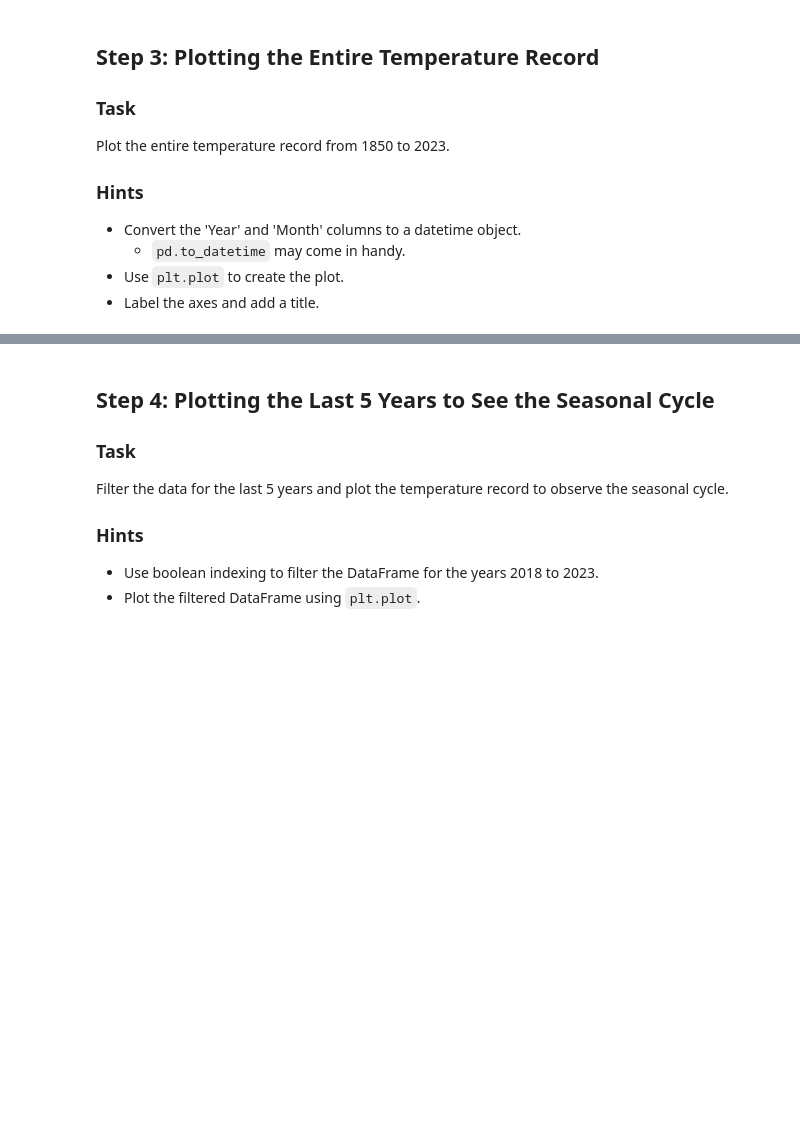
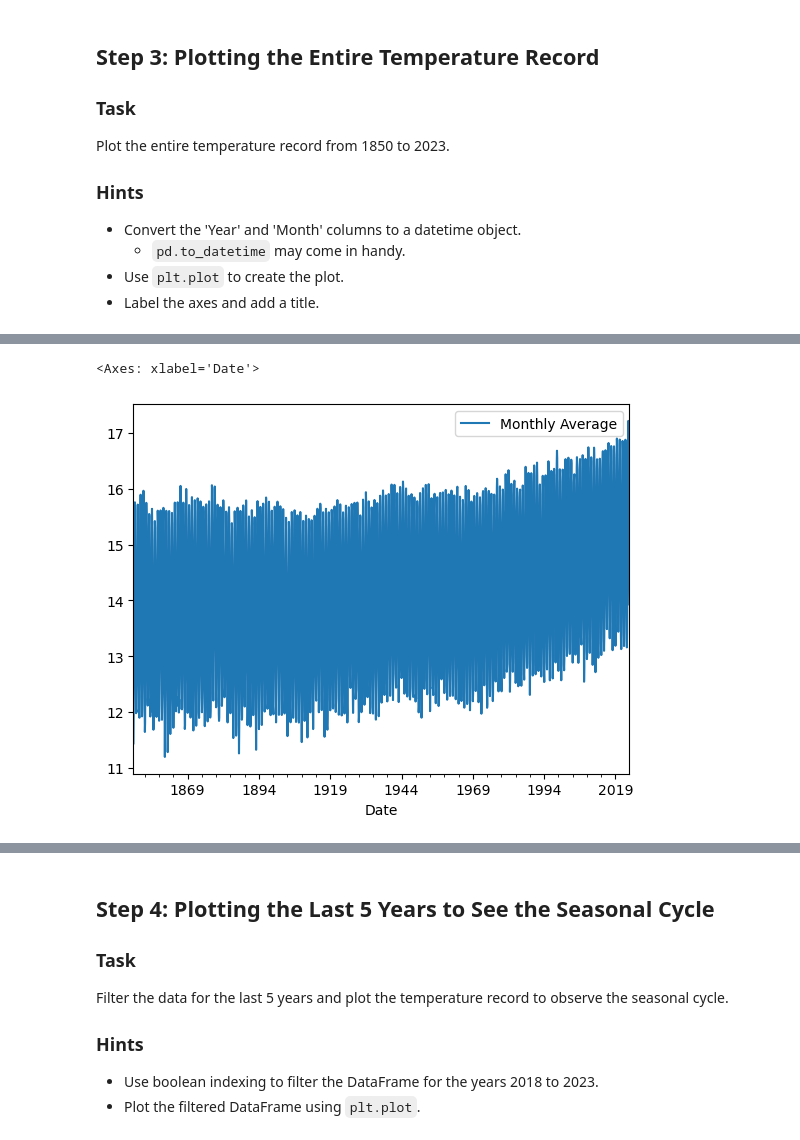
Before and after one commit to idontwantausername94/CFR-2025, a Jupyter notebook: Python/Session 12 - Practical Exercise _ Plotting and Visualization of Global Surface Temperature Data.ipynb, the cells around one changed output, grey strips where cells are left out. Cells and saved outputs as stored; diff of their text form; code cells hidden in the pictures; blank space fills up the shorter version.

```diff
--- a/Python/Session 12 - Practical Exercise _ Plotting and Visualization of Global Surface Temperature Data.ipynb
+++ b/Python/Session 12 - Practical Exercise _ Plotting and Visualization of Global Surface Temperature Data.ipynb
@@ -42,3 +45,6 @@ Load the data into a Pandas DataFrame and display the first few rows to understa
 ### Hints
 - Use `pd.read_csv` to load the dataset.
 - Use `df.head()` to display the first few rows of the DataFrame.
+# %%
+df = pd.read_csv('GAST_BerkeleyEarth_1850-2023.csv')
+df.head()
@@ -53,3 +66,7 @@ Plot the entire temperature record from 1850 to 2023.
     - `pd.to_datetime` may come in handy.
 - Use `plt.plot` to create the plot.
 - Label the axes and add a title.
+# %%
+df['Day'] = 1
+df['Date'] = pd.to_datetime(df[['Year', 'Month', 'Day']])
+df.head()
@@ -55,0 +80,5 @@ Plot the entire temperature record from 1850 to 2023.
+# %%
+df.plot(x = 'Date', y = 'Monthly Average')
+# %% [output]
+<Axes: xlabel='Date'>
+[figure, added]
```
Also changed, not shown: parts of 15 cells of this notebook, 5 other files.
